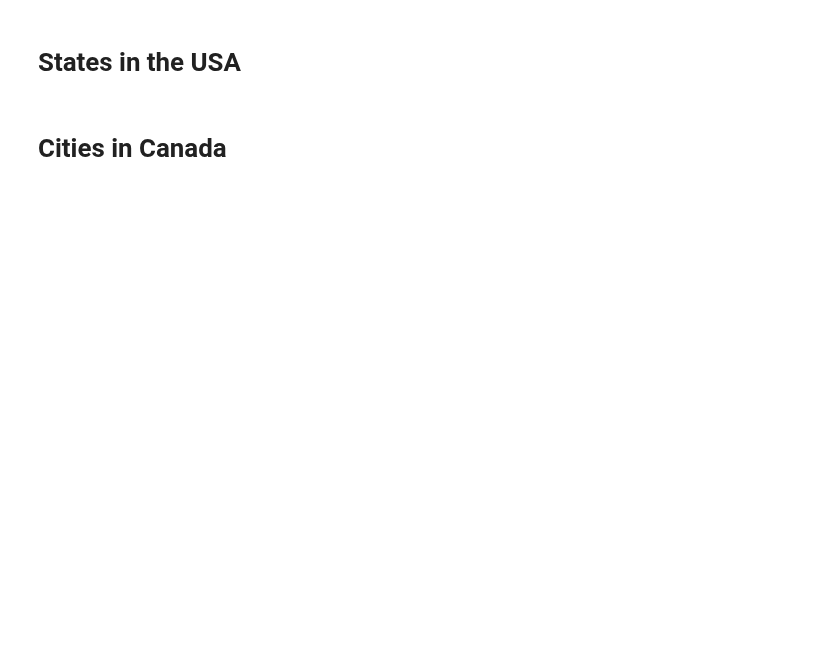
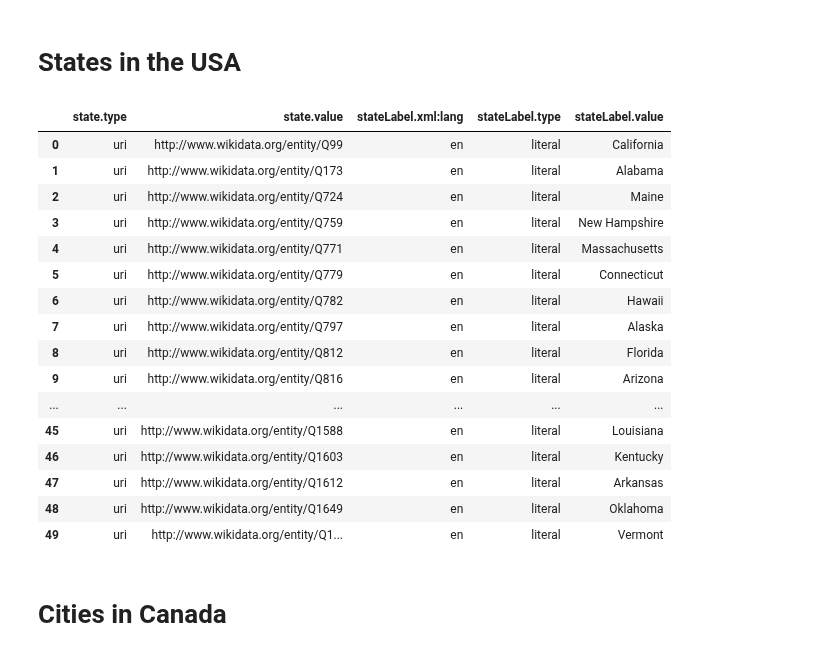
Before and after one commit to christiannielsen98/DVML-P7, a Jupyter notebook: Code/Development/wikidata_locations.ipynb, the cells around one changed output. Drawn from its saved outputs; the diff is of its cells as text; code cells hidden in the pictures; blank space fills up the shorter version.

```diff
--- a/Code/Development/wikidata_locations.ipynb
+++ b/Code/Development/wikidata_locations.ipynb
@@ -34,13 +65,34 @@ wikidata_query(query_all_us_cities)
 # Q35657 U.S. state
 
 query_all_us_states = """
-SELECT ?state
+SELECT ?state ?stateLabel
 WHERE {
   ?state wdt:P31 wd:Q35657 .
+  SERVICE wikibase:label { bd:serviceParam wikibase:language "[AUTO_LANGUAGE],en" . }
 }
 """
 
-wikidata_query(query_all_us_states)
+result_us_states = wikidata_query(query_all_us_states)
+# %%
+result_us_states
+# %% [output]
+|  | state.type | state.value | stateLabel.xml:lang | stateLabel.type | stateLabel.value |
+| 0 | uri | http://www.wikidata.org/entity/Q99 | en | literal | California |
+| 1 | uri | http://www.wikidata.org/entity/Q173 | en | literal | Alabama |
+| 2 | uri | http://www.wikidata.org/entity/Q724 | en | literal | Maine |
+| 3 | uri | http://www.wikidata.org/entity/Q759 | en | literal | New Hampshire |
+| 4 | uri | http://www.wikidata.org/entity/Q771 | en | literal | Massachusetts |
+| 5 | uri | http://www.wikidata.org/entity/Q779 | en | literal | Connecticut |
+| 6 | uri | http://www.wikidata.org/entity/Q782 | en | literal | Hawaii |
+| 7 | uri | http://www.wikidata.org/entity/Q797 | en | literal | Alaska |
+| 8 | uri | http://www.wikidata.org/entity/Q812 | en | literal | Florida |
+| 9 | uri | http://www.wikidata.org/entity/Q816 | en | literal | Arizona |
+| ... | ... | ... | ... | ... | ... |
+| 45 | uri | http://www.wikidata.org/entity/Q1588 | en | literal | Louisiana |
+| 46 | uri | http://www.wikidata.org/entity/Q1603 | en | literal | Kentucky |
+| 47 | uri | http://www.wikidata.org/entity/Q1612 | en | literal | Arkansas |
+| 48 | uri | http://www.wikidata.org/entity/Q1649 | en | literal | Oklahoma |
+| 49 | uri | http://www.wikidata.org/entity/Q1... | en | literal | Vermont |
 # %% [markdown]
 # Cities in Canada
 # %%
```
Also changed, not shown: parts of 7 cells of this notebook.
